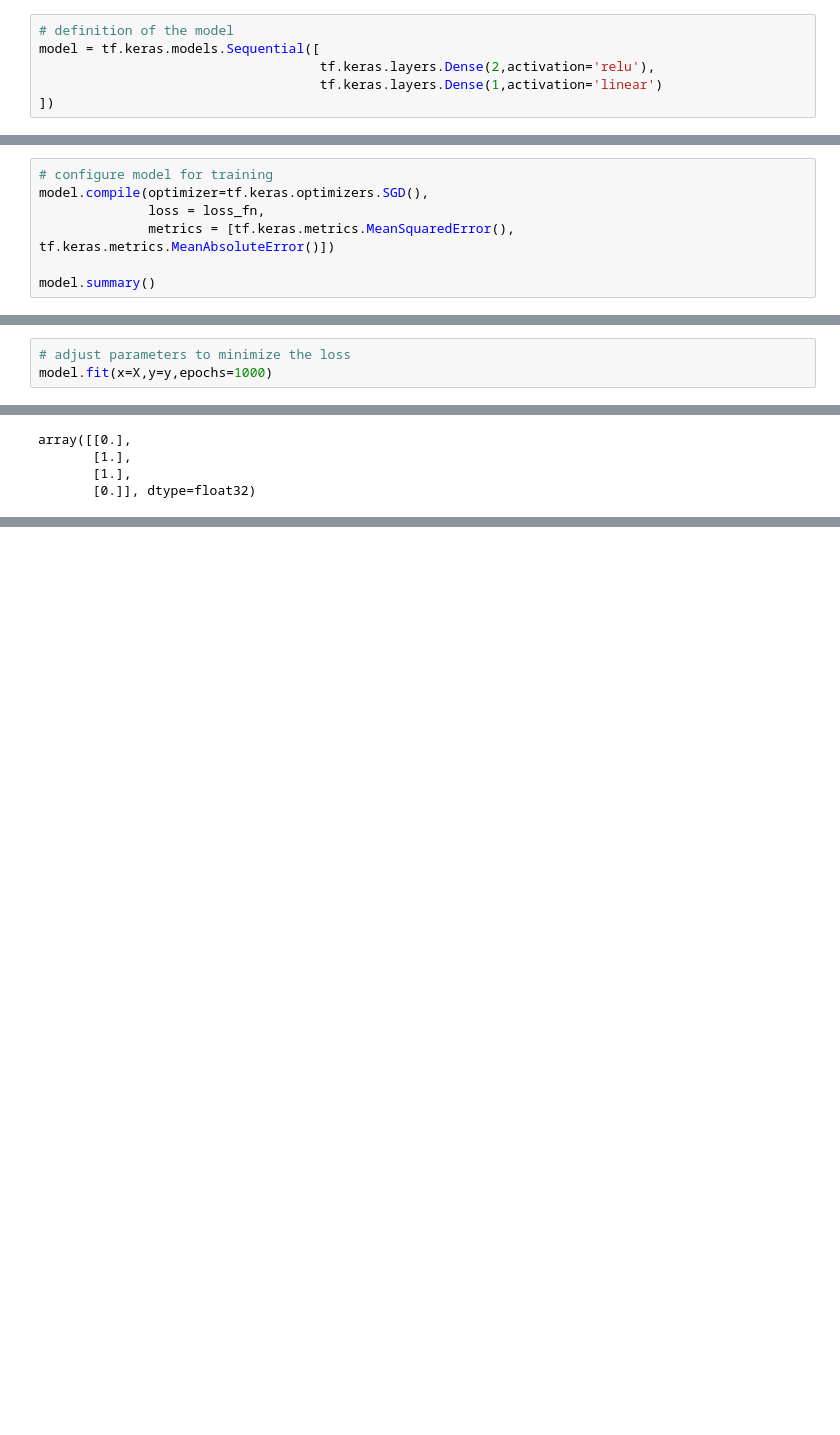
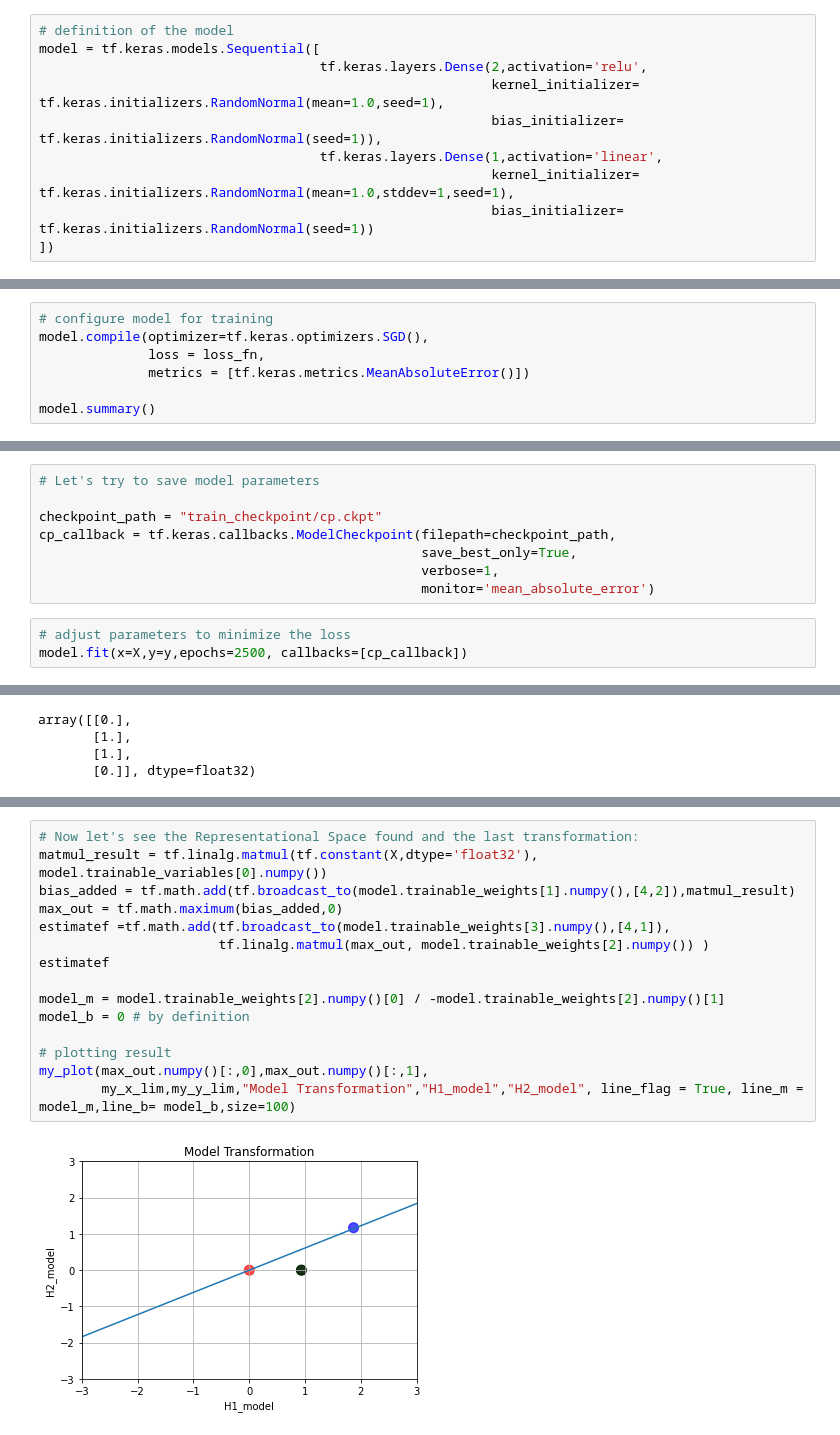
Before and after one commit to mtxslv/StudyingMachineLearning, a Jupyter notebook: UCLandDeepMind/xor_neural_net.ipynb, the cells around one changed output, grey strips where cells are left out. Saved outputs shown, nothing was run; the diff lists cells and outputs as text; blank space fills up the shorter version.

Commit message:
neural net with almost 0 error

```diff
--- a/UCLandDeepMind/xor_neural_net.ipynb
+++ b/UCLandDeepMind/xor_neural_net.ipynb
@@ -159,8 +159,12 @@ https://www.tensorflow.org/tutorials/quickstart/beginner
 # %%
 # definition of the model
 model = tf.keras.models.Sequential([
-                                    tf.keras.layers.Dense(2,activation='relu'),
-                                    tf.keras.layers.Dense(1,activation='linear')
+                                    tf.keras.layers.Dense(2,activation='relu',
+                                                          kernel_initializer= tf.keras.initializers.RandomNormal(mean=1.0,seed=1),
+                                                          bias_initializer= tf.keras.initializers.RandomNormal(seed=1)),
+                                    tf.keras.layers.Dense(1,activation='linear',
+                                                          kernel_initializer= tf.keras.initializers.RandomNormal(mean=1.0,stddev=1,seed=1),
+                                                          bias_initializer= tf.keras.initializers.RandomNormal(seed=1))
 ])
 # %%
 # prediction without training
@@ -181,7 +185,7 @@ loss_fn(y,prediction_without_training).numpy()
 # configure model for training
 model.compile(optimizer=tf.keras.optimizers.SGD(),
               loss = loss_fn,
-              metrics = [tf.keras.metrics.MeanSquaredError(), tf.keras.metrics.MeanAbsoluteError()])
+              metrics = [tf.keras.metrics.MeanAbsoluteError()])
 
 model.summary()
 # %% [output]
@@ -197,7 +201,15 @@ Total params: 9
 Trainable params: 9
 Non-trainable params: 0
 _________________________________________________________________
+# %%
+# Let's try to save model parameters
+
+checkpoint_path = "train_checkpoint/cp.ckpt"
+cp_callback = tf.keras.callbacks.ModelCheckpoint(filepath=checkpoint_path,
+                                                 save_best_only=True,
+                                                 verbose=1,
+                                                 monitor='mean_absolute_error')
 # %%
 # adjust parameters to minimize the loss
-model.fit(x=X,y=y,epochs=1000)
+model.fit(x=X,y=y,epochs=2500, callbacks=[cp_callback])
 # %% [output]
@@ -253,0 +270,17 @@ model.trainable_weights
+# %%
+# Now let's see the Representational Space found and the last transformation:
+matmul_result = tf.linalg.matmul(tf.constant(X,dtype='float32'), model.trainable_variables[0].numpy())
+bias_added = tf.math.add(tf.broadcast_to(model.trainable_weights[1].numpy(),[4,2]),matmul_result)
+max_out = tf.math.maximum(bias_added,0)
+estimatef =tf.math.add(tf.broadcast_to(model.trainable_weights[3].numpy(),[4,1]),
+                       tf.linalg.matmul(max_out, model.trainable_weights[2].numpy()) )
+estimatef
+
+model_m = model.trainable_weights[2].numpy()[0] / -model.trainable_weights[2].numpy()[1]
+model_b = 0 # by definition
+
+# plotting result
+my_plot(max_out.numpy()[:,0],max_out.numpy()[:,1],
+        my_x_lim,my_y_lim,"Model Transformation","H1_model","H2_model", line_flag = True, line_m = model_m,line_b= model_b,size=100)
+# %% [output]
+[figure, added]
```
Also changed, not shown: parts of 16 cells of this notebook.
